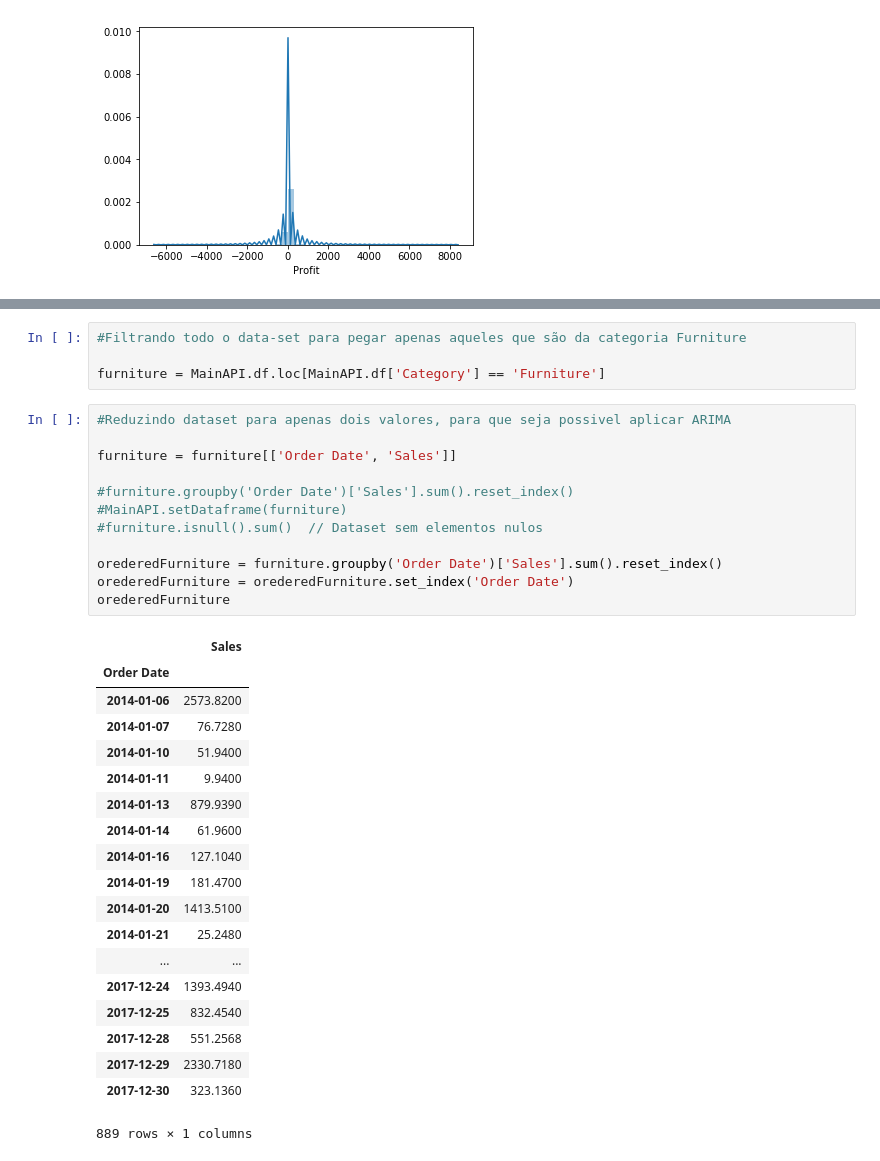
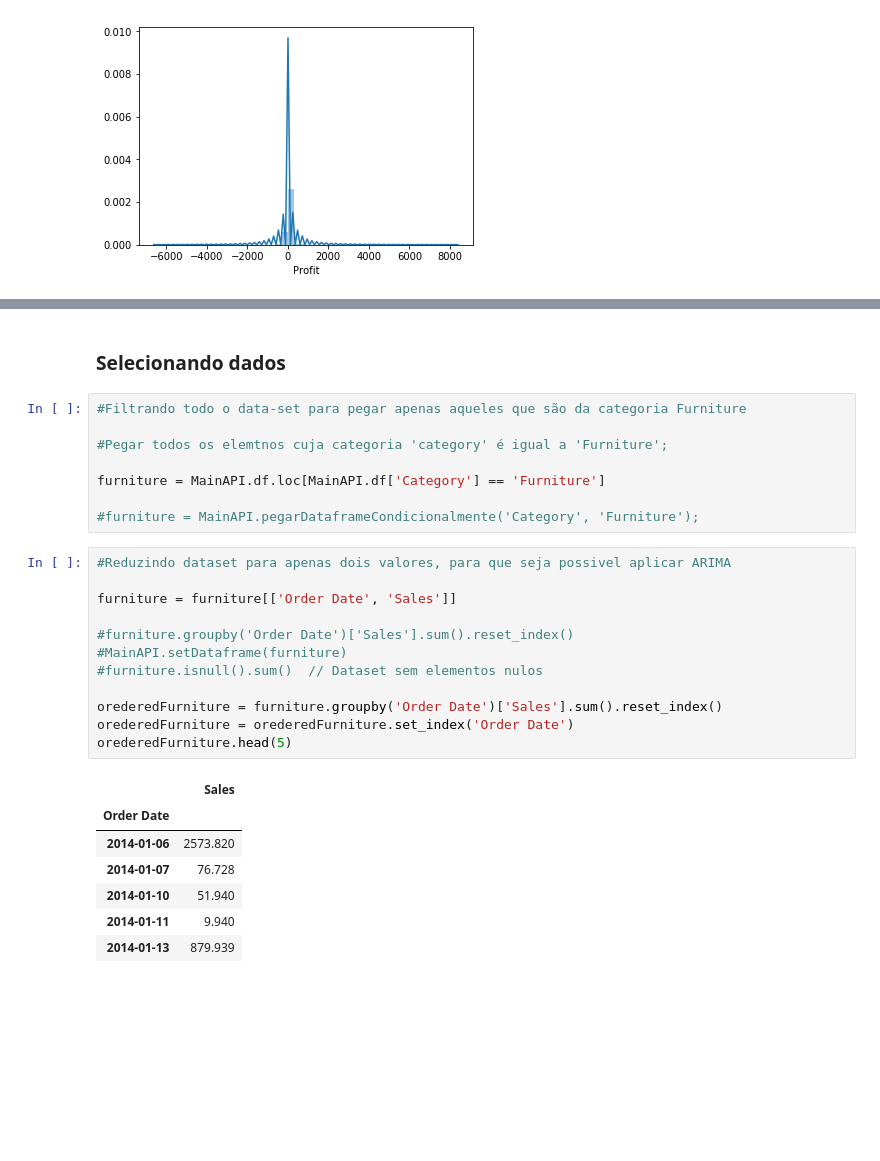
Before and after one commit to EverNife/DataAnalytics-API, a Jupyter notebook: Treino3/Treino3_SuperStore.ipynb, the cells around one changed output, grey strips where cells are left out. Saved outputs shown, nothing was run; the diff lists cells and outputs as text; blank space fills up the shorter version.

```diff
--- a/Treino3/Treino3_SuperStore.ipynb
+++ b/Treino3/Treino3_SuperStore.ipynb
@@ -103,39 +65,33 @@ Arquivo lido com sucesso!
+# %% [markdown]
+### Selecionando dados
 # %%
 #Filtrando todo o data-set para pegar apenas aqueles que são da categoria Furniture
 
+#Pegar todos os elemtnos cuja categoria 'category' é igual a 'Furniture';
+
 furniture = MainAPI.df.loc[MainAPI.df['Category'] == 'Furniture']
+
+#furniture = MainAPI.pegarDataframeCondicionalmente('Category', 'Furniture');
 # %%
 #Reduzindo dataset para apenas dois valores, para que seja possivel aplicar ARIMA
 
 furniture = furniture[['Order Date', 'Sales']]
 
 #furniture.groupby('Order Date')['Sales'].sum().reset_index()
 #MainAPI.setDataframe(furniture)
 #furniture.isnull().sum()  // Dataset sem elementos nulos
 
 orederedFurniture = furniture.groupby('Order Date')['Sales'].sum().reset_index()
 orederedFurniture = orederedFurniture.set_index('Order Date')
-orederedFurniture
+orederedFurniture.head(5)
 # %% [output]
 |  | Sales |
 | Order Date |  |
-| 2014-01-06 | 2573.8200 |
-| 2014-01-07 | 76.7280 |
-| 2014-01-10 | 51.9400 |
-| 2014-01-11 | 9.9400 |
-| 2014-01-13 | 879.9390 |
-| 2014-01-14 | 61.9600 |
-| 2014-01-16 | 127.1040 |
-| 2014-01-19 | 181.4700 |
-| 2014-01-20 | 1413.5100 |
-| 2014-01-21 | 25.2480 |
-| ... | ... |
-| 2017-12-24 | 1393.4940 |
-| 2017-12-25 | 832.4540 |
-| 2017-12-28 | 551.2568 |
-| 2017-12-29 | 2330.7180 |
-| 2017-12-30 | 323.1360 |
+| 2014-01-06 | 2573.820 |
+| 2014-01-07 | 76.728 |
+| 2014-01-10 | 51.940 |
+| 2014-01-11 | 9.940 |
+| 2014-01-13 | 879.939 |
-889 rows × 1 columns
 # %%
 # Esse comando resample só pode ser usado em dataframes com index em TimeStamp (Ou seja, só serve para problemas de séries temporáis, como esse)
 
```
Also changed, not shown: parts of 23 cells of this notebook, 1 other file.
